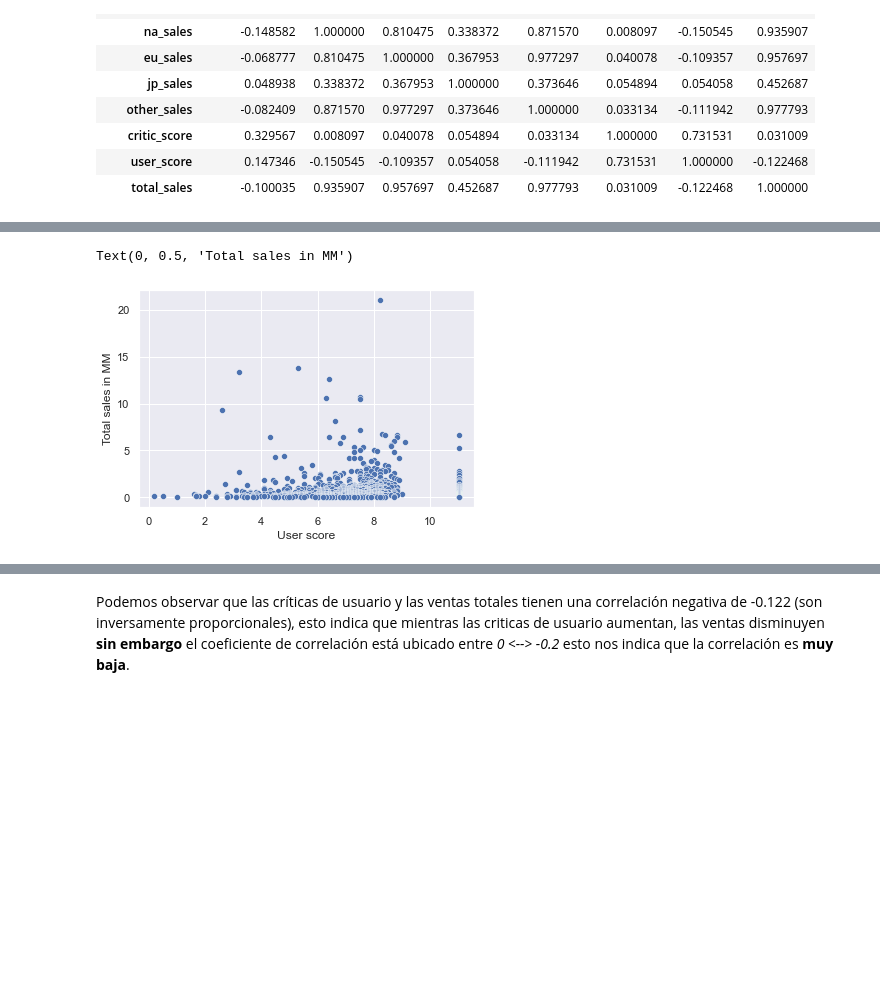
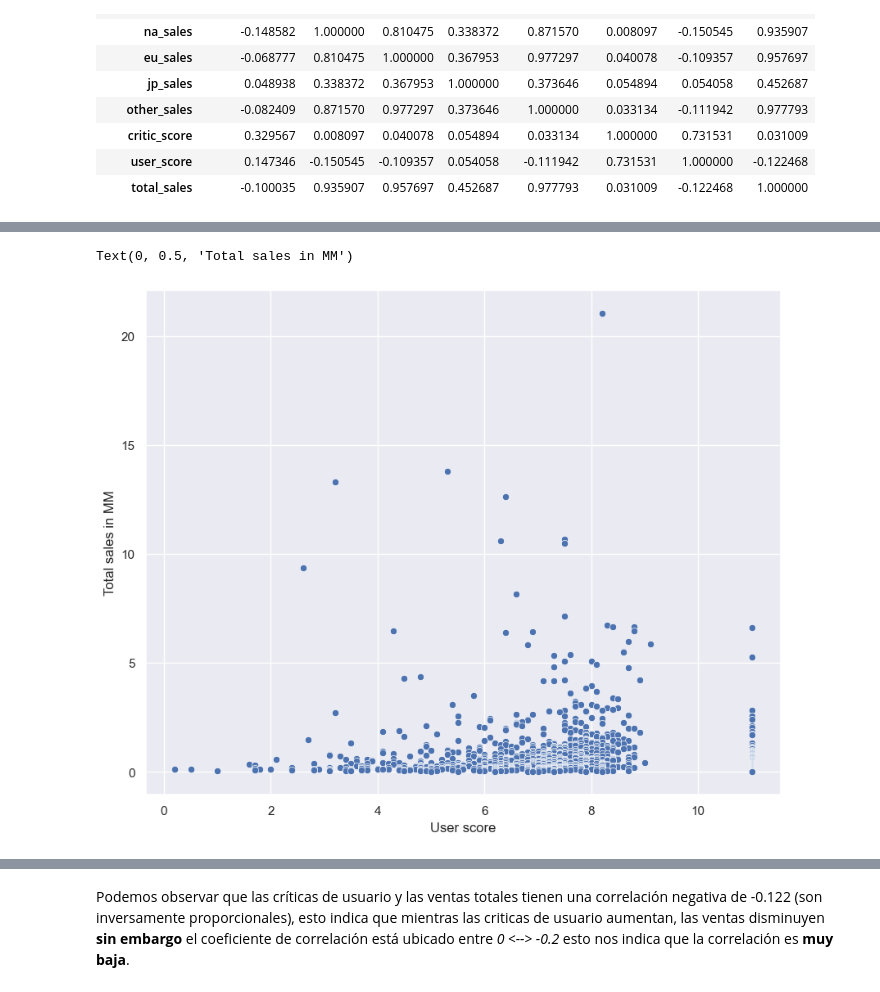
Before and after one commit to OmiHdz/project_s6, a Jupyter notebook: project_s6.ipynb, the cells around one changed output, grey strips where cells are left out. Drawn from its saved outputs; the diff is of its cells as text; code cells hidden in the pictures; blank space fills up the shorter version.

```diff
--- a/project_s6.ipynb
+++ b/project_s6.ipynb
@@ -916,6 +918,7 @@ print(f" El índice de correlación entre las críticas de usuario y las ventas
 # %%
 #Creando un scatterplots para visualizar mejor los datos del PS3
 print(f" El índice de correlación entre las críticas de usuario y las ventas totales es : {ps3['user_score'].corr(ps3['total_sales'])} ")
+plt.figure(figsize=[10,8])
 sns.scatterplot(data=ps3, x='user_score', y='total_sales')
 plt.xlabel('User score')
 plt.ylabel('Total sales in MM')
@@ -924,4 +927,4 @@ plt.ylabel('Total sales in MM')
 Text(0, 0.5, 'Total sales in MM')
-[figure, old version]
+[figure, new version]
 # %%
 print(f" El índice de correlación entre las críticas de usuario y las ventas totales es : {ps3['critic_score'].corr(ps3['total_sales'])} ")
```
Also changed, not shown: parts of 31 cells of this notebook.
